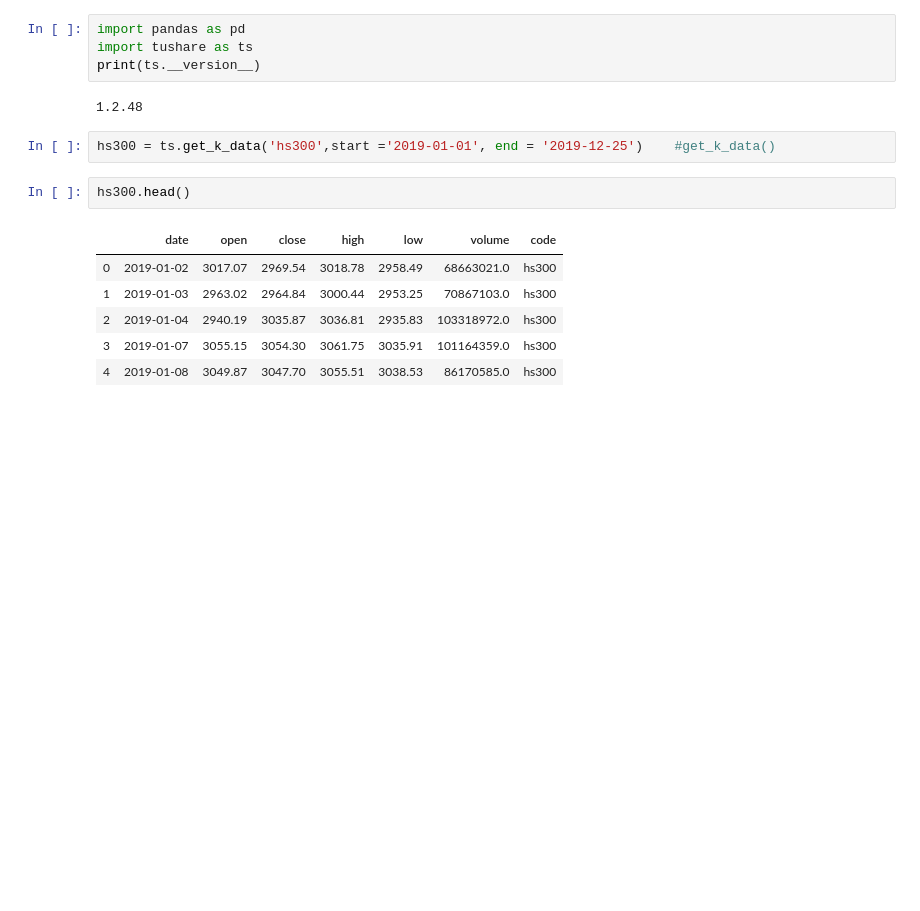
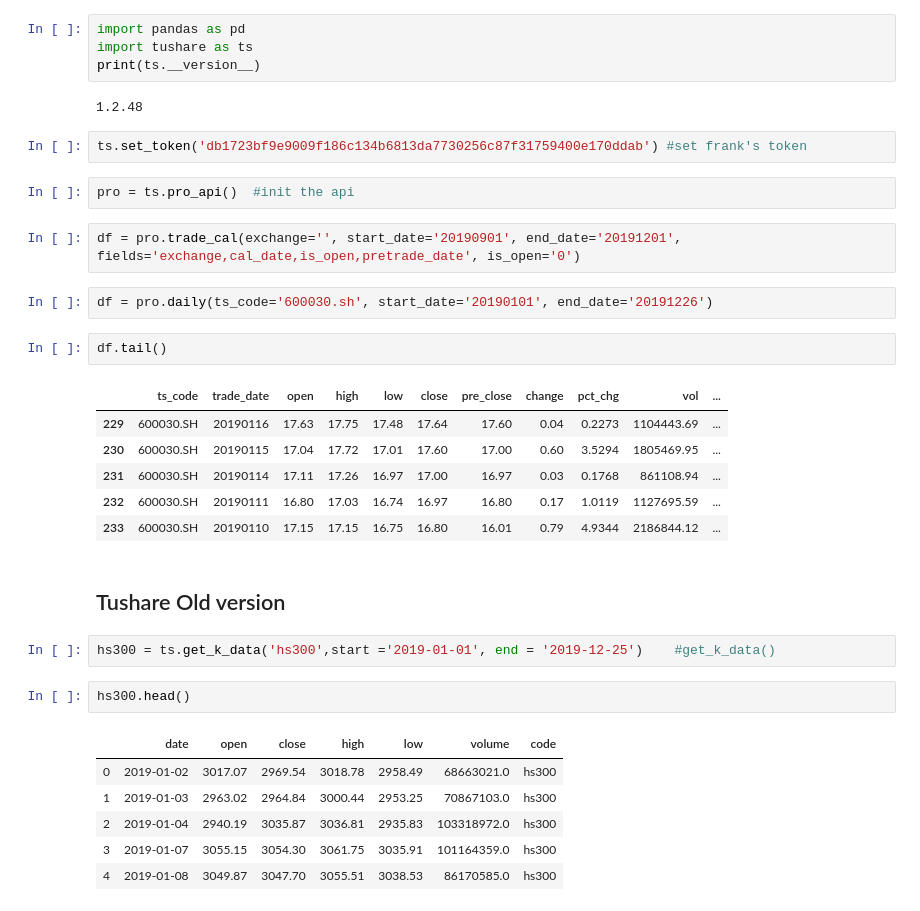
Before and after one commit to crazyfrank2000/test, a Jupyter notebook: loaddata.ipynb, the cells around one changed output. Saved outputs shown, nothing was run; the diff lists cells and outputs as text; blank space fills up the shorter version.

```diff
--- a/loaddata.ipynb
+++ b/loaddata.ipynb
@@ -28,6 +28,25 @@ import tushare as ts
 print(ts.__version__)
 # %% [output]
 1.2.48
+# %%
+ts.set_token('db1723bf9e9009f186c134b6813da7730256c87f31759400e170ddab') #set frank's token
+# %%
+pro = ts.pro_api()  #init the api
+# %%
+df = pro.trade_cal(exchange='', start_date='20190901', end_date='20191201', fields='exchange,cal_date,is_open,pretrade_date', is_open='0')
+# %%
+df = pro.daily(ts_code='600030.sh', start_date='20190101', end_date='20191226')
+# %%
+df.tail()
+# %% [output]
+|  | ts_code | trade_date | open | high | low | close | pre_close | change | pct_chg | vol | ... |
+| 229 | 600030.SH | 20190116 | 17.63 | 17.75 | 17.48 | 17.64 | 17.60 | 0.04 | 0.2273 | 1104443.69 | ... |
+| 230 | 600030.SH | 20190115 | 17.04 | 17.72 | 17.01 | 17.60 | 17.00 | 0.60 | 3.5294 | 1805469.95 | ... |
+| 231 | 600030.SH | 20190114 | 17.11 | 17.26 | 16.97 | 17.00 | 16.97 | 0.03 | 0.1768 | 861108.94 | ... |
+| 232 | 600030.SH | 20190111 | 16.80 | 17.03 | 16.74 | 16.97 | 16.80 | 0.17 | 1.0119 | 1127695.59 | ... |
+| 233 | 600030.SH | 20190110 | 17.15 | 17.15 | 16.75 | 16.80 | 16.01 | 0.79 | 4.9344 | 2186844.12 | ... |
+# %% [markdown]
+## Tushare Old version
 # %%
 hs300 = ts.get_k_data('hs300',start ='2019-01-01', end = '2019-12-25')    #get_k_data()
 # %%
```
Also changed, not shown: parts of 3 cells of this notebook, 1 other file.
